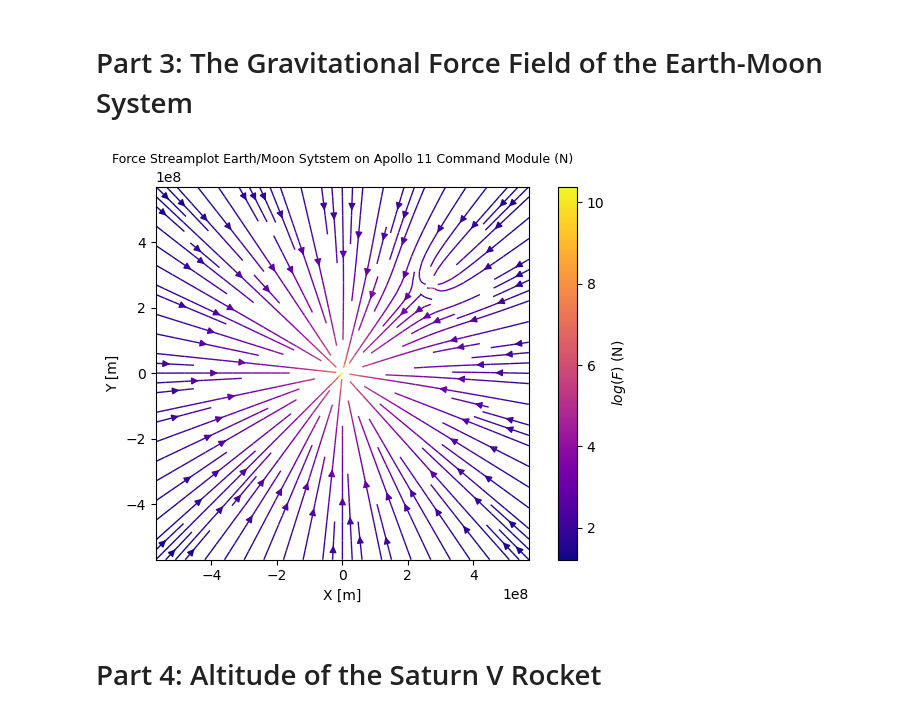
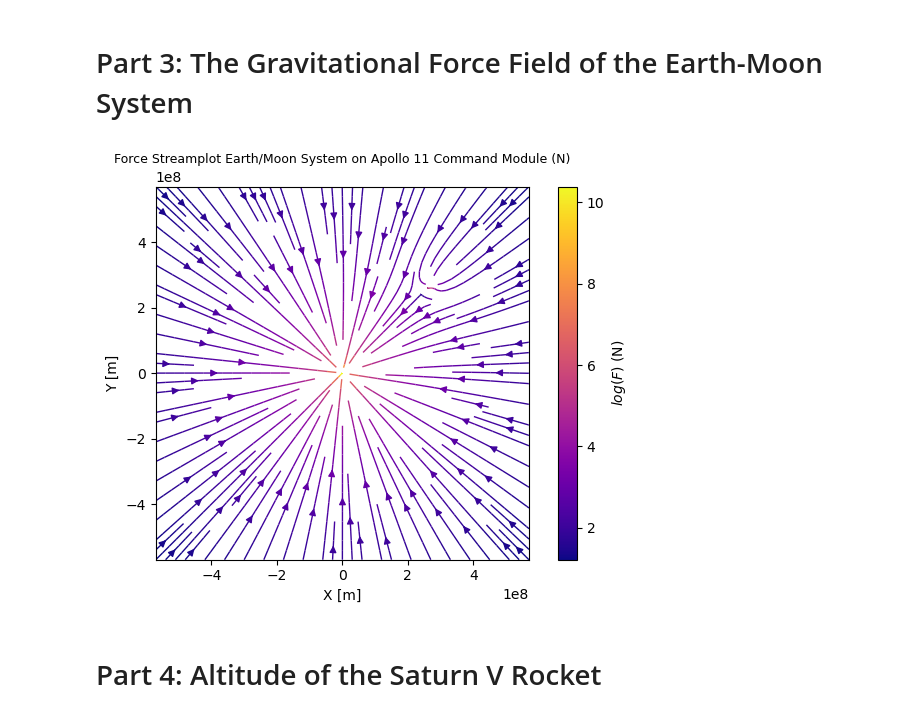
Before and after one commit to Edward-Bertrand/PHYS265-spring25, a Jupyter notebook: Lab1/Bertrand_Lab1.ipynb, the cells around one changed output. Drawn from its saved outputs; the diff is of its cells as text; code cells hidden in the pictures.

```diff
--- a/Lab1/Bertrand_Lab1.ipynb
+++ b/Lab1/Bertrand_Lab1.ipynb
@@ -102,35 +102,35 @@ def f(m1,m2,m,x1,y1,x2,y2,x,y):
     else:
         r1 = np.sqrt((x-x1)**2 + (y-y1)**2)
         r2 = np.sqrt((x-x2)**2 + (y-y2)**2)
         theta1 = np.arctan2((y-y1),(x-x1))
         theta2 = np.arctan2((y-y2),(x-x2))
         F_magnitude1 = (-G*(m1*m))/(r1**2)
         F_magnitude2 = (-G*(m2*m))/(r2**2)
         Fx = F_magnitude1*np.cos(theta1) + F_magnitude2*np.cos(theta2)
         Fy = F_magnitude1*np.sin(theta1) + F_magnitude2*np.sin(theta2)
         return Fx, Fy
 
 x_moon = earth_to_moon/np.sqrt(2)
 y_moon = earth_to_moon/np.sqrt(2)
 
 F = np.vectorize(f)
 
 Fx, Fy = F(M_earth,M_moon,m_command,x_earth,y_earth,x_moon,y_moon,x_grid2,y_grid2)
 
 fig5, ax5 = plt.subplots(1,1)
 
 colors = np.log(np.hypot(Fx,Fy))
 
 stream = ax5.streamplot(x_grid2,y_grid2, Fx, Fy,linewidth=1, color = colors, cmap=cm.plasma, density=1.3)
 cbar4 = fig5.colorbar(stream.lines, label=r"$log(F)$ (N)")
 ax5.set_xlabel("X [m]")
 ax5.set_ylabel("Y [m]")
 ax5.set_aspect("equal")
-ax5.set_title("Force Streamplot Earth/Moon Sytstem on Apollo 11 Command Module (N)", fontsize='9');
+ax5.set_title("Force Streamplot Earth/Moon System on Apollo 11 Command Module (N)", fontsize='9');
 plt.tight_layout()
 plt.savefig("Force_Streamplot_Earth_Moon_System_OnApollo11")
 # %% [output]
-[figure, old version]
+[figure, new version]
 # %% [markdown]
 # Part 4: Altitude of the Saturn V Rocket
 # %%
```
